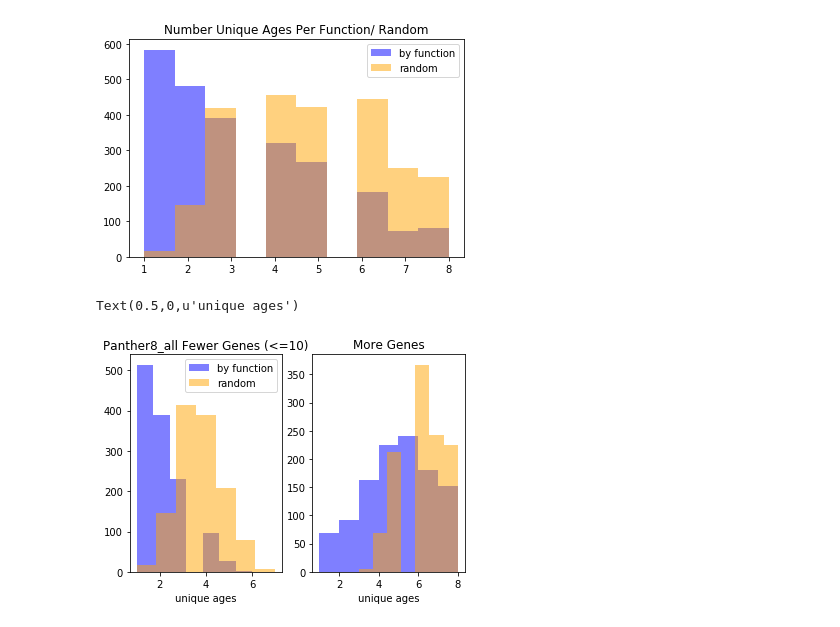
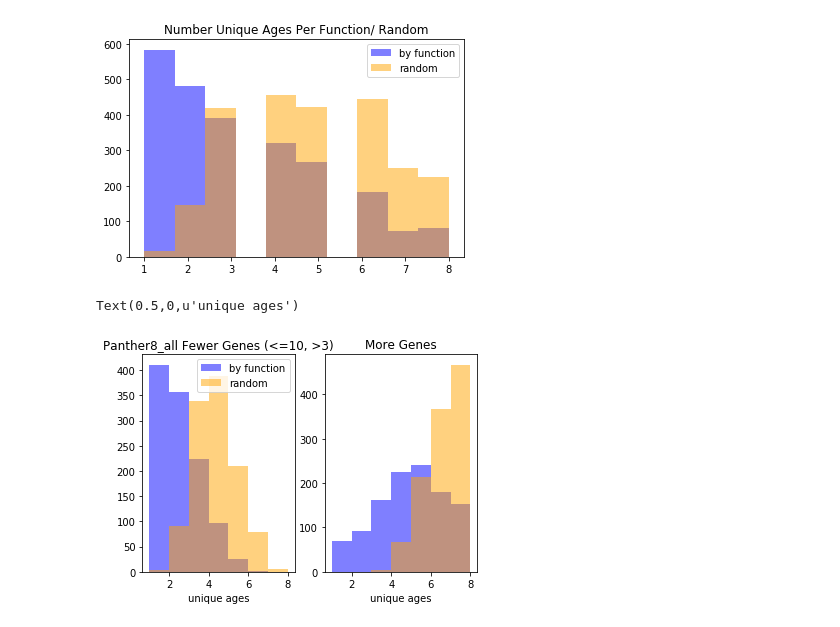
Before and after one commit to angwhen/geneage, a Jupyter notebook: make_std_related_plots.ipynb, the cells around one changed output. Drawn from its saved outputs; the diff is of its cells as text; code cells hidden in the pictures.

```diff
--- a/make_std_related_plots.ipynb
+++ b/make_std_related_plots.ipynb
@@ -315,23 +316,24 @@ plt.legend(loc='upper right')
 <matplotlib.legend.Legend at 0x...>
 [figure]
 # %%
+smallest_cutoff = 3 #dont even consider funcs with only smallest_cutoff or fewer genes
 small_large_cutoff = 10 #arbitray
-smaller_by_func = unique_ages_per_function_df[unique_ages_per_function_df["num_genes"] <= small_large_cutoff]
+smaller_by_func = unique_ages_per_function_df[(unique_ages_per_function_df["num_genes"] <= small_large_cutoff) & (unique_ages_per_function_df["num_genes"] > smallest_cutoff)]
 bigger_by_func = unique_ages_per_function_df[unique_ages_per_function_df["num_genes"] >small_large_cutoff]
 
 
 ax_lists = [None,None]
 fig, ax_lists = plt.subplots(1,2, sharex=False, sharey=False)
 
-ax_lists[0].set_title("Panther8_all Fewer Genes (<=%d)"%small_large_cutoff)
-ax_lists[0].hist(smaller_by_func["unique"],bins=7,alpha=0.5,color="blue",label="by function")
-ax_lists[0].hist(smaller_by_func["random_unique"],bins=7,alpha=0.5,color="orange",label="random")
+ax_lists[0].set_title("Panther8_all Fewer Genes (<=%d, >%d)"%(small_large_cutoff,smallest_cutoff))
+ax_lists[0].hist(smaller_by_func["unique"],bins=[1,2,3,4,5,6,7,8],alpha=0.5,color="blue",label="by function")
+ax_lists[0].hist(smaller_by_func["random_unique"],bins=[1,2,3,4,5,6,7,8],alpha=0.5,color="orange",label="random")
 ax_lists[1].set_title("More Genes")
-ax_lists[1].hist(bigger_by_func["unique"],bins=7,alpha=0.5,color="blue",label="by function")
-ax_lists[1].hist(bigger_by_func["random_unique"],bins=7,alpha=0.5,color="orange",label="random")
+ax_lists[1].hist(bigger_by_func["unique"],bins=[1,2,3,4,5,6,7,8],alpha=0.5,color="blue",label="by function")
+ax_lists[1].hist(bigger_by_func["random_unique"],bins=[1,2,3,4,5,6,7,8],alpha=0.5,color="orange",label="random")
 ax_lists[0].legend(loc='upper right')
 ax_lists[0].set_xlabel("unique ages")
 ax_lists[1].set_xlabel("unique ages")
 # %% [output]
 Text(0.5,0,u'unique ages')
-[figure, old version]
+[figure, new version]
```
Also changed, not shown: parts of 9 cells of this notebook.
